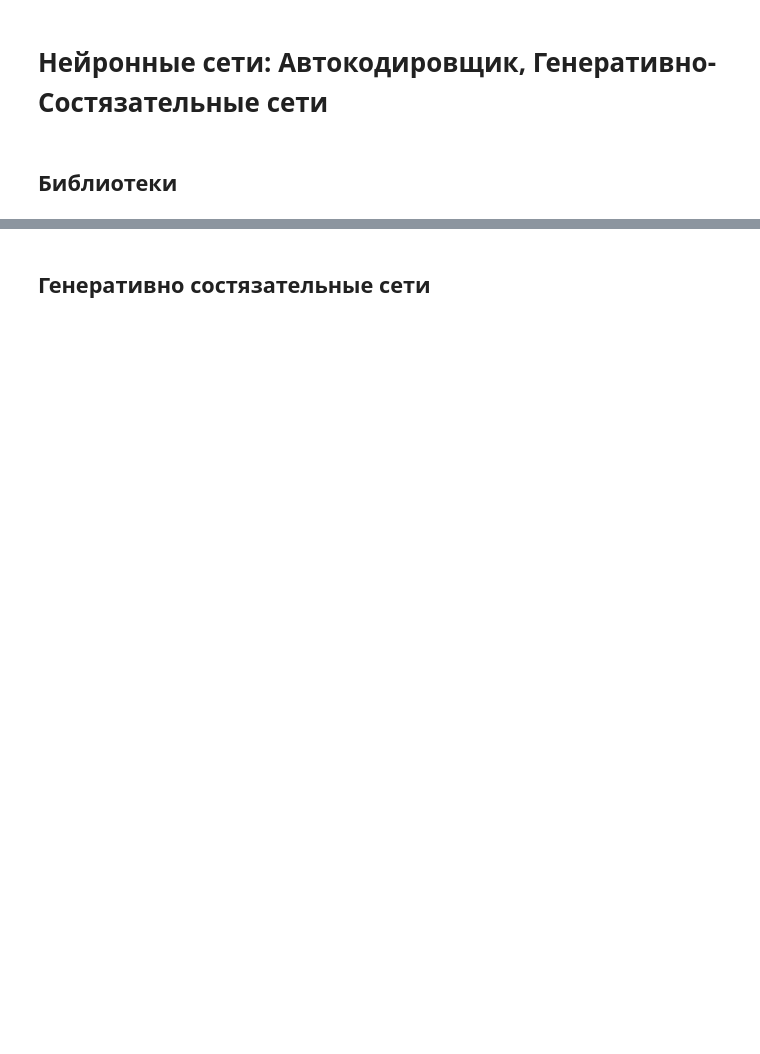
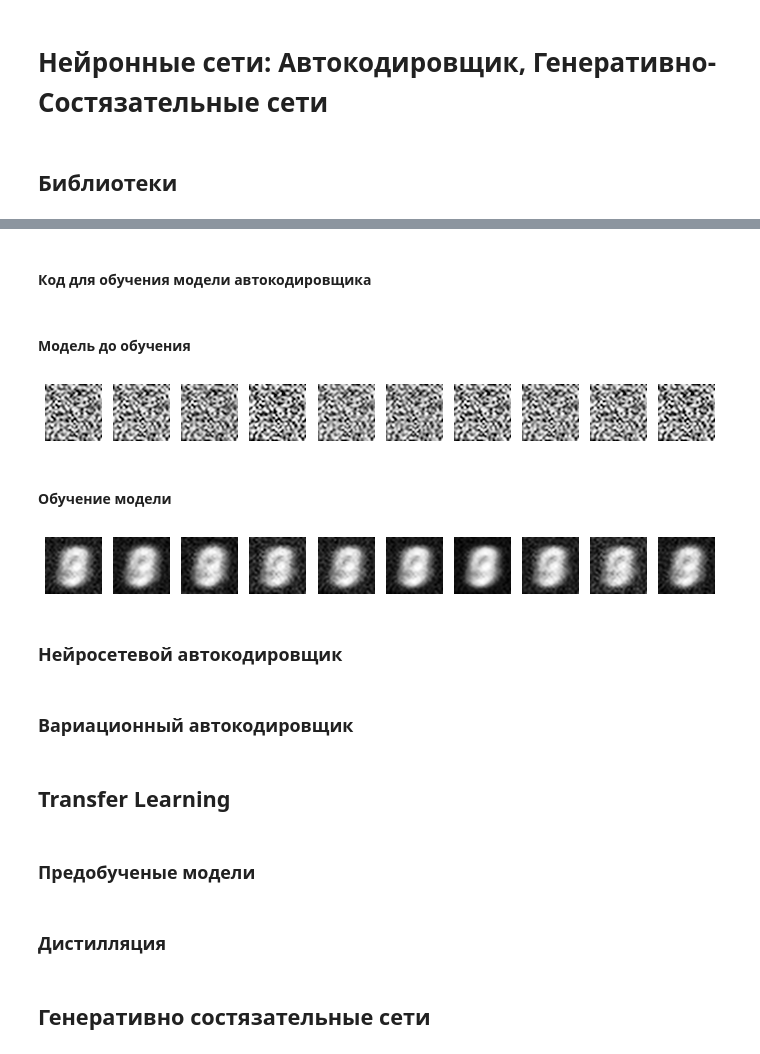
Before and after one commit to andriygav/MachineLearningSeminars, a Jupyter notebook: sem16/main.ipynb, the cells around one changed output, grey strips where cells are left out. Cells and saved outputs as stored; diff of their text form; code cells hidden in the pictures; blank space fills up the shorter version.

```diff
--- a/sem16/main.ipynb
+++ b/sem16/main.ipynb
@@ -28,0 +89,24 @@ warnings.filterwarnings("ignore")
+# %%
+class Autoencoder(torch.nn.Module):
+    @property
+    def device(self):
+        return next(self.parameters()).device
+
+    def __init__(self, object_dim, d):
+        super(type(self), self).__init__()
+        self.object_dim = object_dim
+        self.d = d
+
+        self.encoder = Encoder(np.prod(digit_size), d)
+        self.decoder = Decoder(d, np.prod(digit_size))
+
+    def forward(self, x):
+        return self.decode(self.encode(x))
+
+    def encode(self, x):
+        return self.encoder(x)
+
+    def decode(self, z):
+        return self.decoder(z)
+# %% [markdown]
+#### Код для обучения модели автокодировщика
@@ -28,0 +165,20 @@ warnings.filterwarnings("ignore")
+# %% [markdown]
+#### Модель до обучения
+# %%
+autoencoder = Autoencoder(np.prod(digit_size), 2)
+
+loss_function = torch.nn.MSELoss()
+optimizer = torch.optim.Adam
+# %%
+x = x_batch[-10:]
+plt.figure(figsize=(12, 12 / 10 * (x.shape[0] // 10 + 1)))
+for i in range(x.shape[0]):
+    plt.subplot(x.shape[0] // 10 + 1, 10, i + 1)
+    plt.imshow(autoencoder(x).data[i].view(*digit_size).numpy(), cmap='Greys_r', interpolation='lanczos')
+    plt.axis('off')
+
+plt.show()
+# %% [output]
+[figure, added]
+# %% [markdown]
+#### Обучение модели
@@ -29,2 +194,23 @@ warnings.filterwarnings("ignore")
+# %%
+x = x_batch[-10:]
+plt.figure(figsize=(12, 12 / 10 * (x.shape[0] // 10 + 1)))
+for i in range(x.shape[0]):
+    plt.subplot(x.shape[0] // 10 + 1, 10, i + 1)
+    plt.imshow(autoencoder(x).data[i].view(*digit_size).numpy(), cmap='Greys_r', interpolation='lanczos')
+    plt.axis('off')
+
+plt.show()
+# %% [output]
+[figure, added]
+# %% [markdown]
+### Нейросетевой автокодировщик
+# %% [markdown]
+### Вариационный автокодировщик
+# %% [markdown]
+## Transfer Learning
+# %% [markdown]
+### Предобученые модели
+# %% [markdown]
+### Дистилляция
 # %% [markdown]
 ## Генеративно состязательные сети
```
Also changed, not shown: parts of 23 cells of this notebook.
